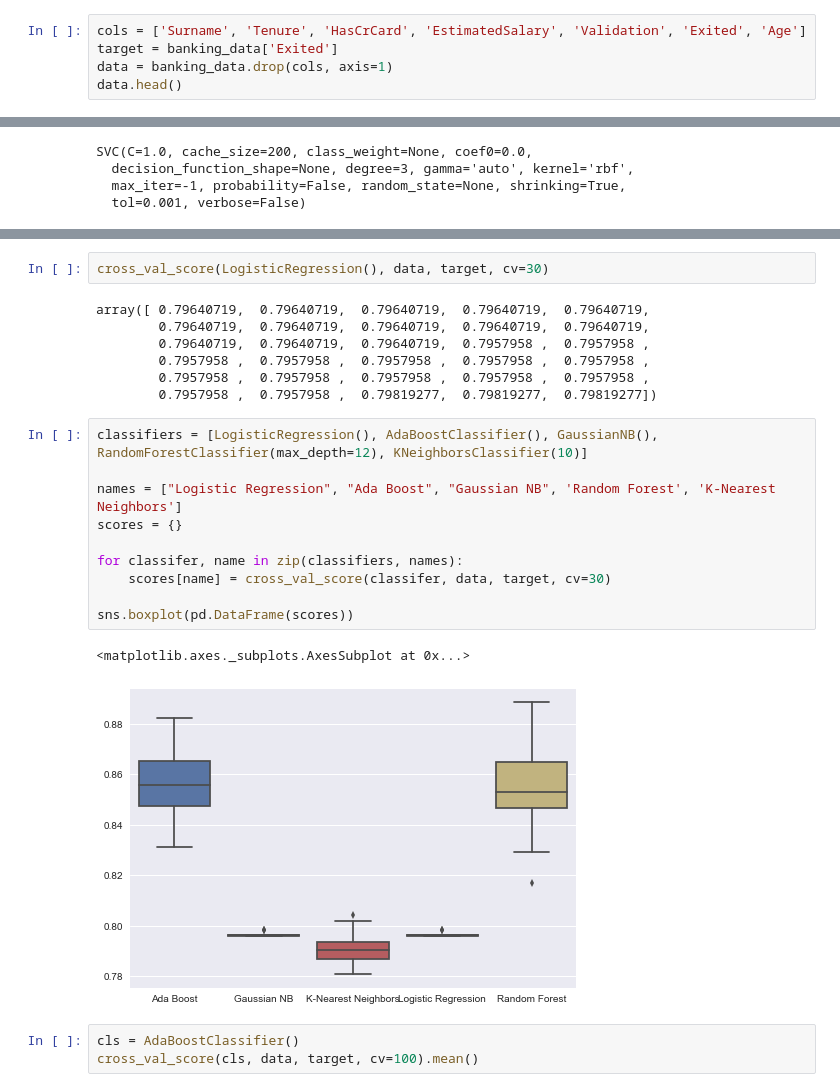
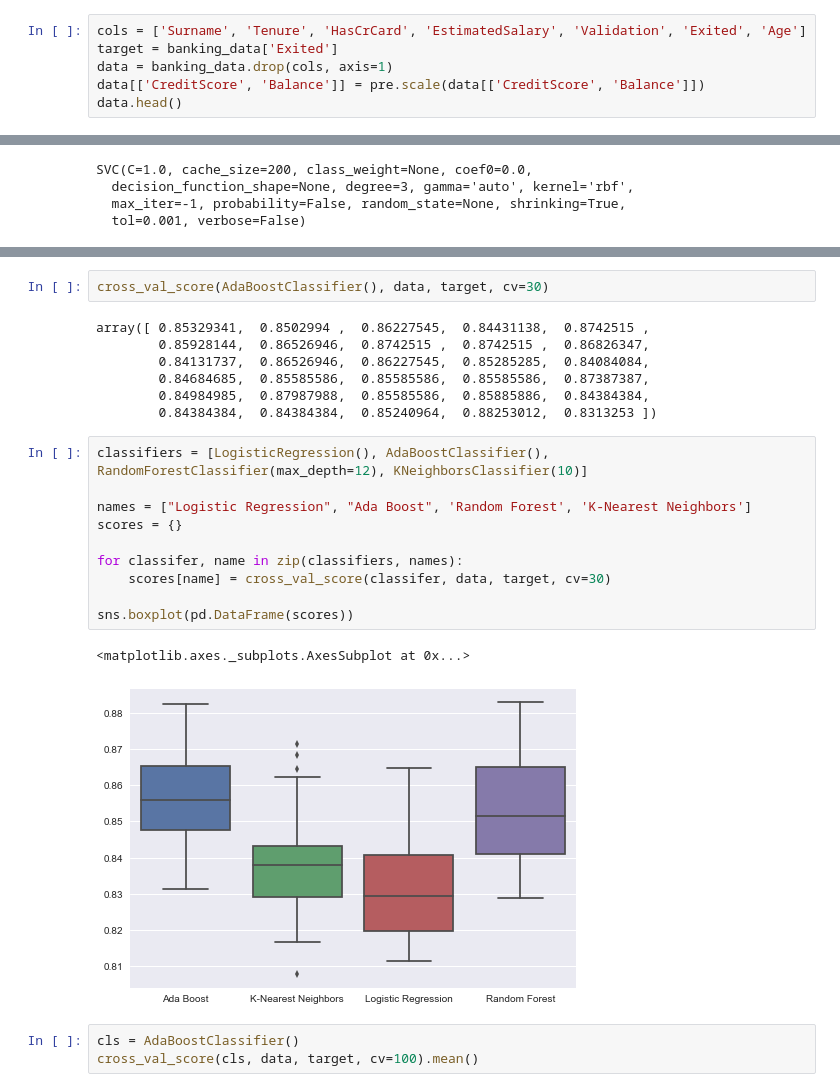
Before and after one commit to george-and-miller/data-science, a Jupyter notebook: Udemy A-Z Data Science.ipynb, the cells around one changed output, grey strips where cells are left out. Saved outputs shown, nothing was run; the diff lists cells and outputs as text.

```diff
--- a/Udemy A-Z Data Science.ipynb
+++ b/Udemy A-Z Data Science.ipynb
@@ -240,6 +241,7 @@ EstimatedSalary significant False
 cols = ['Surname', 'Tenure', 'HasCrCard', 'EstimatedSalary', 'Validation', 'Exited', 'Age']
 target = banking_data['Exited']
 data = banking_data.drop(cols, axis=1)
+data[['CreditScore', 'Balance']] = pre.scale(data[['CreditScore', 'Balance']])
 data.head()
 # %% [output]
 |  | CreditScore | Geography | Gender | Balance | NumOfProducts | IsActiveMember | AgeGroup |
@@ -327,25 +322,25 @@ accuracy_score(y_test, cls.predict(X_test))
 # %%
-cross_val_score(LogisticRegression(), data, target, cv=30)
+cross_val_score(AdaBoostClassifier(), data, target, cv=30)
 # %% [output]
-array([ 0.79640719,  0.79640719,  0.79640719,  0.79640719,  0.79640719,
-        0.79640719,  0.79640719,  0.79640719,  0.79640719,  0.79640719,
-        0.79640719,  0.79640719,  0.79640719,  0.7957958 ,  0.7957958 ,
-        0.7957958 ,  0.7957958 ,  0.7957958 ,  0.7957958 ,  0.7957958 ,
-        0.7957958 ,  0.7957958 ,  0.7957958 ,  0.7957958 ,  0.7957958 ,
-        0.7957958 ,  0.7957958 ,  0.79819277,  0.79819277,  0.79819277])
+array([ 0.85329341,  0.8502994 ,  0.86227545,  0.84431138,  0.8742515 ,
+        0.85928144,  0.86526946,  0.8742515 ,  0.8742515 ,  0.86826347,
+        0.84131737,  0.86526946,  0.86227545,  0.85285285,  0.84084084,
+        0.84684685,  0.85585586,  0.85585586,  0.85585586,  0.87387387,
+        0.84984985,  0.87987988,  0.85585586,  0.85885886,  0.84384384,
+        0.84384384,  0.84384384,  0.85240964,  0.88253012,  0.8313253 ])
 # %%
-classifiers = [LogisticRegression(), AdaBoostClassifier(), GaussianNB(), RandomForestClassifier(max_depth=12), KNeighborsClassifier(10)]
+classifiers = [LogisticRegression(), AdaBoostClassifier(), RandomForestClassifier(max_depth=12), KNeighborsClassifier(10)]
 
-names = ["Logistic Regression", "Ada Boost", "Gaussian NB", 'Random Forest', 'K-Nearest Neighbors']
+names = ["Logistic Regression", "Ada Boost", 'Random Forest', 'K-Nearest Neighbors']
 scores = {}
 
 for classifer, name in zip(classifiers, names):
     scores[name] = cross_val_score(classifer, data, target, cv=30)
 
 sns.boxplot(pd.DataFrame(scores))
 # %% [output]
 <matplotlib.axes._subplots.AxesSubplot at 0x...>
-[figure, old version]
+[figure, new version]
 # %%
 cls = AdaBoostClassifier()
 cross_val_score(cls, data, target, cv=100).mean()
```
Also changed, not shown: parts of 10 cells of this notebook.
